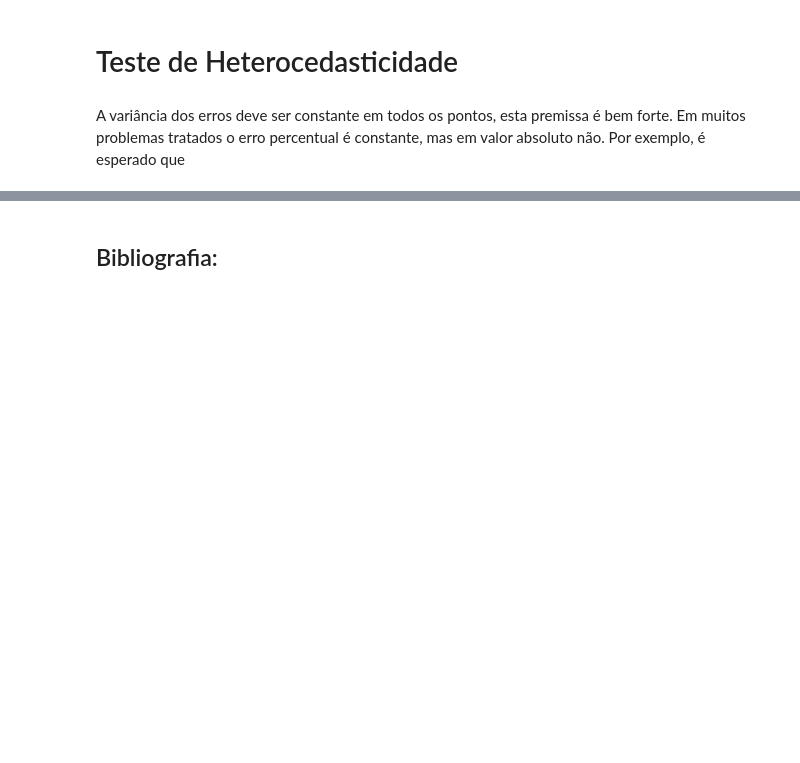
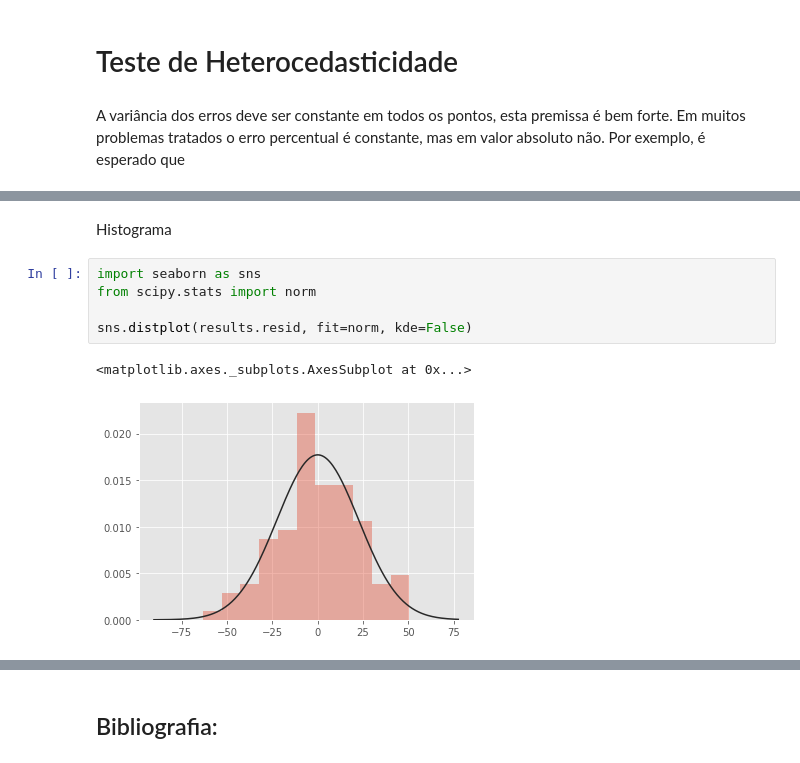
Before and after one commit to ricardozago/Notebooks-Jupyter, a Jupyter notebook: Regressão Linear.ipynb, the cells around one changed output, grey strips where cells are left out. Cells and saved outputs as stored; diff of their text form; blank space fills up the shorter version.

```diff
--- a/Regressão Linear.ipynb
+++ b/Regressão Linear.ipynb
@@ -182,0 +200,10 @@ A variância dos erros deve ser constante em todos os pontos, esta premissa é b
+# %% [markdown]
+Histograma
+# %%
+import seaborn as sns
+from scipy.stats import norm
+
+sns.distplot(results.resid, fit=norm, kde=False)
+# %% [output]
+<matplotlib.axes._subplots.AxesSubplot at 0x...>
+[figure, added]
```
Also changed, not shown: parts of 11 cells of this notebook.
